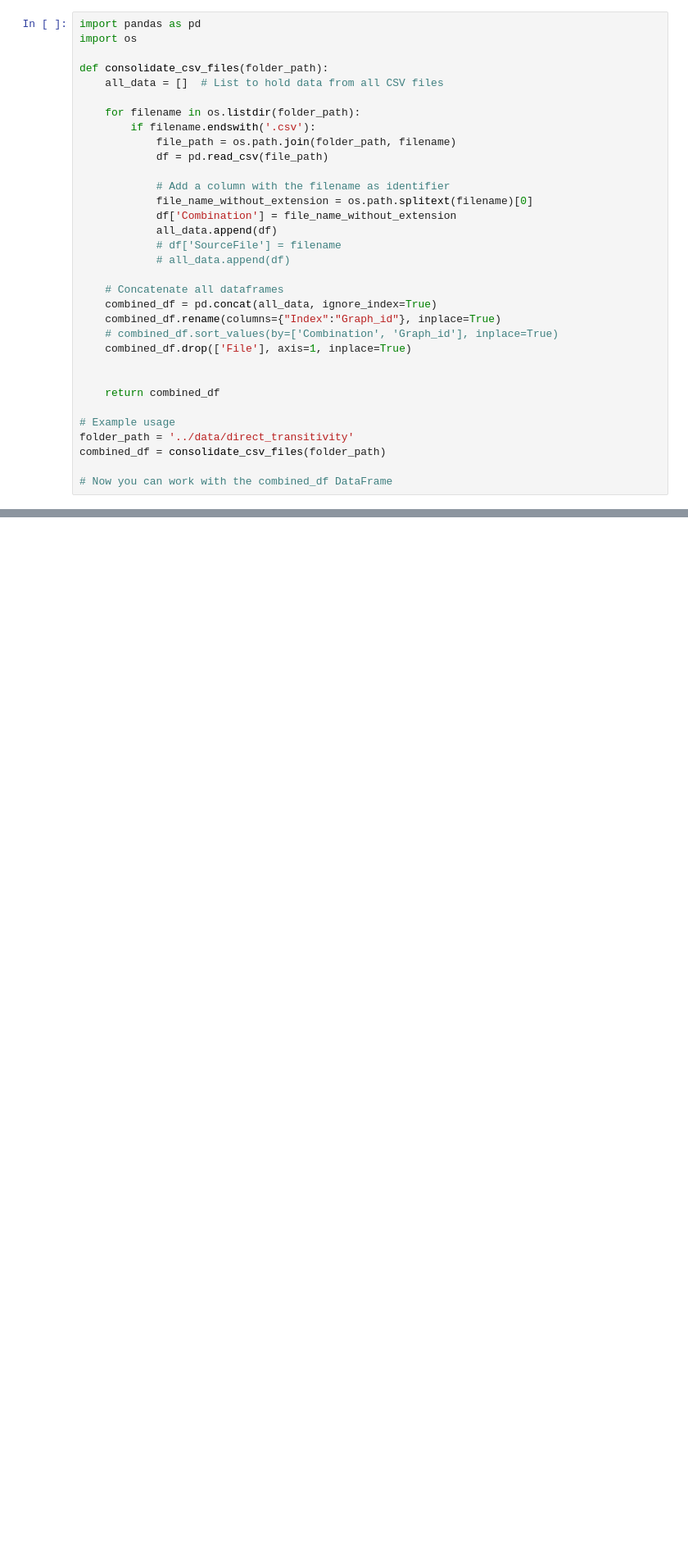
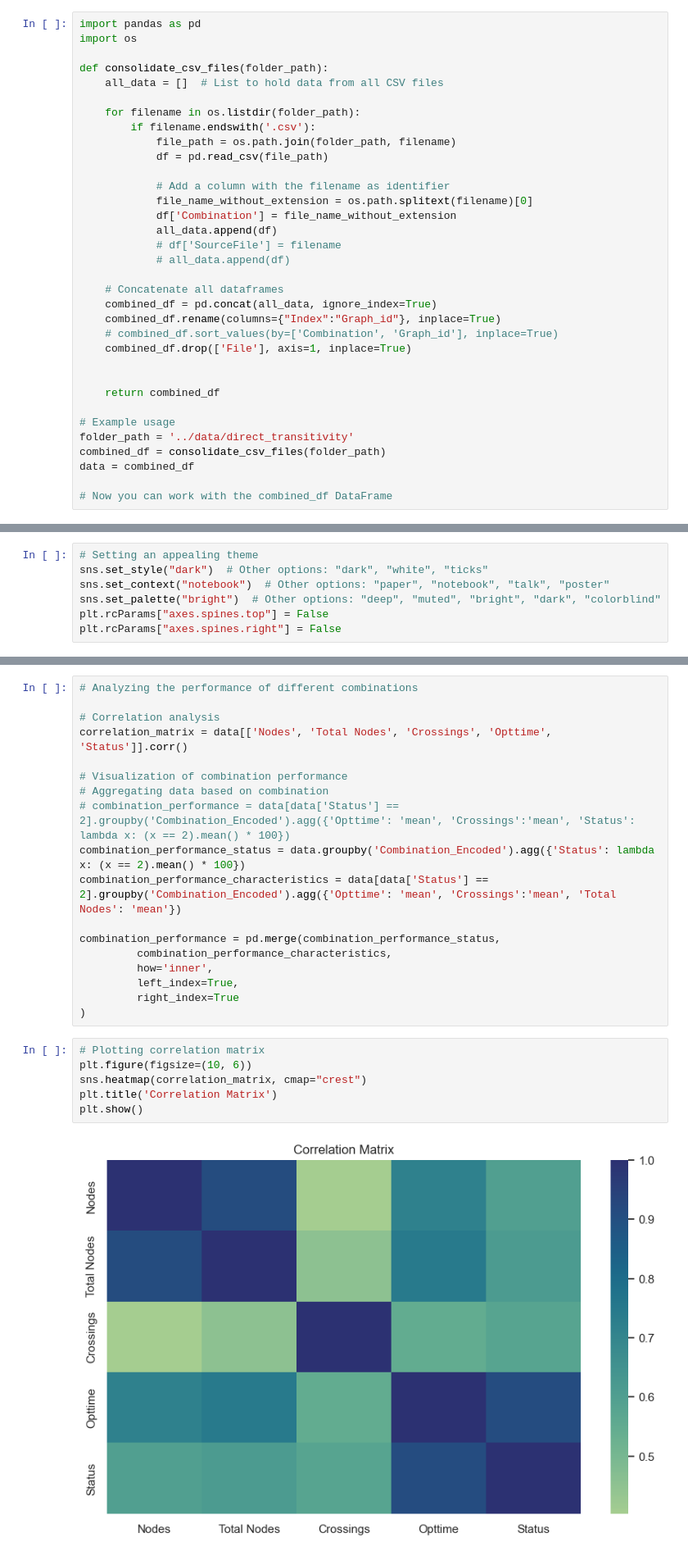
Before and after one commit to singhstack/CS7200-project, a Jupyter notebook: EDA/initial_playground_Arif.ipynb, the cells around one changed output, grey strips where cells are left out. Shown at 82% size. Saved outputs shown, nothing was run; the diff lists cells and outputs as text; blank space fills up the shorter version.

```diff
--- a/EDA/initial_playground_Arif.ipynb
+++ b/EDA/initial_playground_Arif.ipynb
@@ -34,6 +34,7 @@ def consolidate_csv_files(folder_path):
 # Example usage
 folder_path = '../data/direct_transitivity'
 combined_df = consolidate_csv_files(folder_path)
+data = combined_df
 
 # Now you can work with the combined_df DataFrame
 # %%
@@ -64,3 +65,10 @@ combined_df.head()
 | 2 | 2 | 10 | 10 | 0 | 15 | 0 | 15 | 40 | ... |
 | 3 | 3 | 11 | 18 | 0 | 15 | 12 | 27 | 36 | ... |
 | 4 | 4 | 12 | 16 | 0 | 12 | 11 | 23 | 30 | ... |
+# %%
+# Setting an appealing theme
+sns.set_style("dark")  # Other options: "dark", "white", "ticks"
+sns.set_context("notebook")  # Other options: "paper", "notebook", "talk", "poster"
+sns.set_palette("bright")  # Other options: "deep", "muted", "bright", "dark", "colorblind"
+plt.rcParams["axes.spines.top"] = False
+plt.rcParams["axes.spines.right"] = False
@@ -66,0 +77,26 @@ combined_df.head()
+# %%
+# Analyzing the performance of different combinations
+
+# Correlation analysis
+correlation_matrix = data[['Nodes', 'Total Nodes', 'Crossings', 'Opttime', 'Status']].corr()
+
+# Visualization of combination performance
+# Aggregating data based on combination
+# combination_performance = data[data['Status'] == 2].groupby('Combination_Encoded').agg({'Opttime': 'mean', 'Crossings':'mean', 'Status': lambda x: (x == 2).mean() * 100})
+combination_performance_status = data.groupby('Combination_Encoded').agg({'Status': lambda x: (x == 2).mean() * 100})
+combination_performance_characteristics = data[data['Status'] == 2].groupby('Combination_Encoded').agg({'Opttime': 'mean', 'Crossings':'mean', 'Total Nodes': 'mean'})
+
+combination_performance = pd.merge(combination_performance_status,
+         combination_performance_characteristics,
+         how='inner',
+         left_index=True,
+         right_index=True
+)
+# %%
+# Plotting correlation matrix
+plt.figure(figsize=(10, 6))
+sns.heatmap(correlation_matrix, cmap="crest")
+plt.title('Correlation Matrix')
+plt.show()
+# %% [output]
+[figure, added]
```
Also changed, not shown: parts of 10 cells of this notebook, 5 other files.
